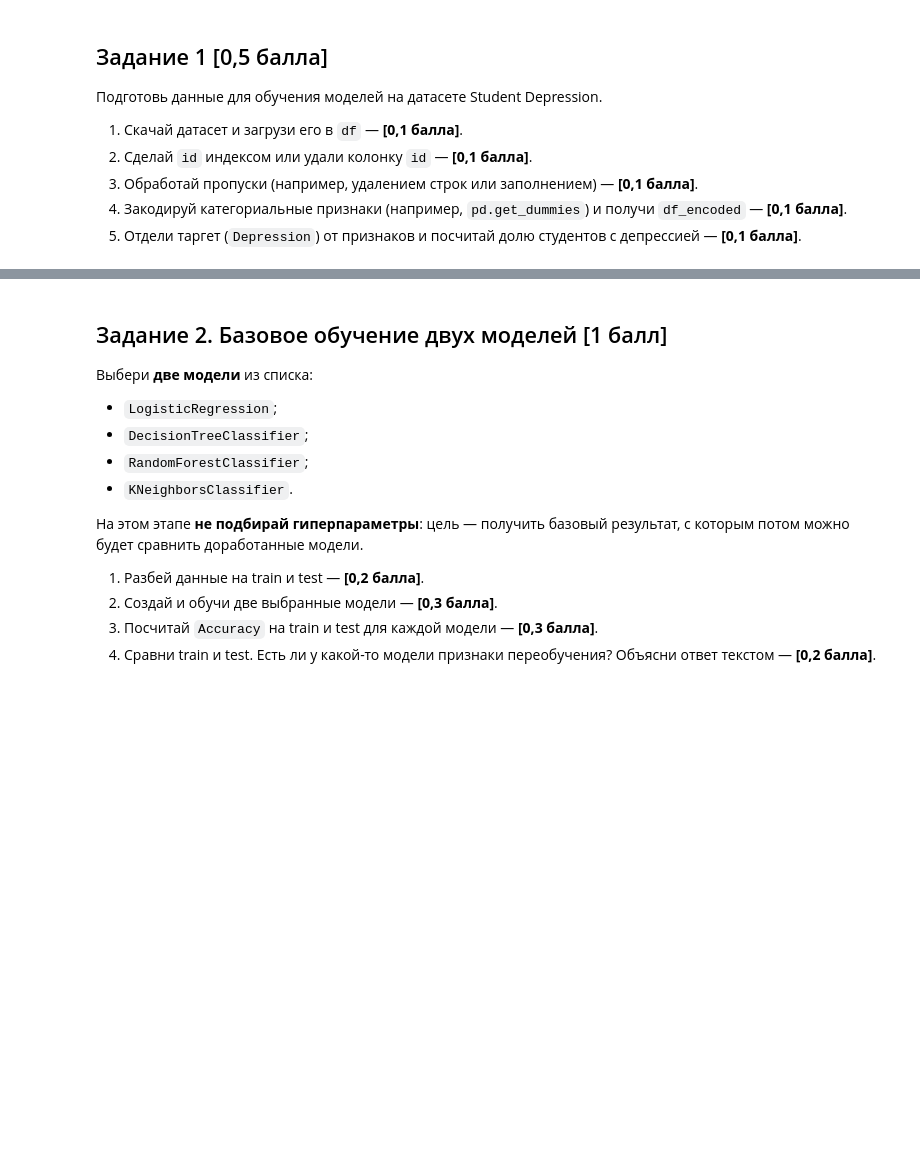
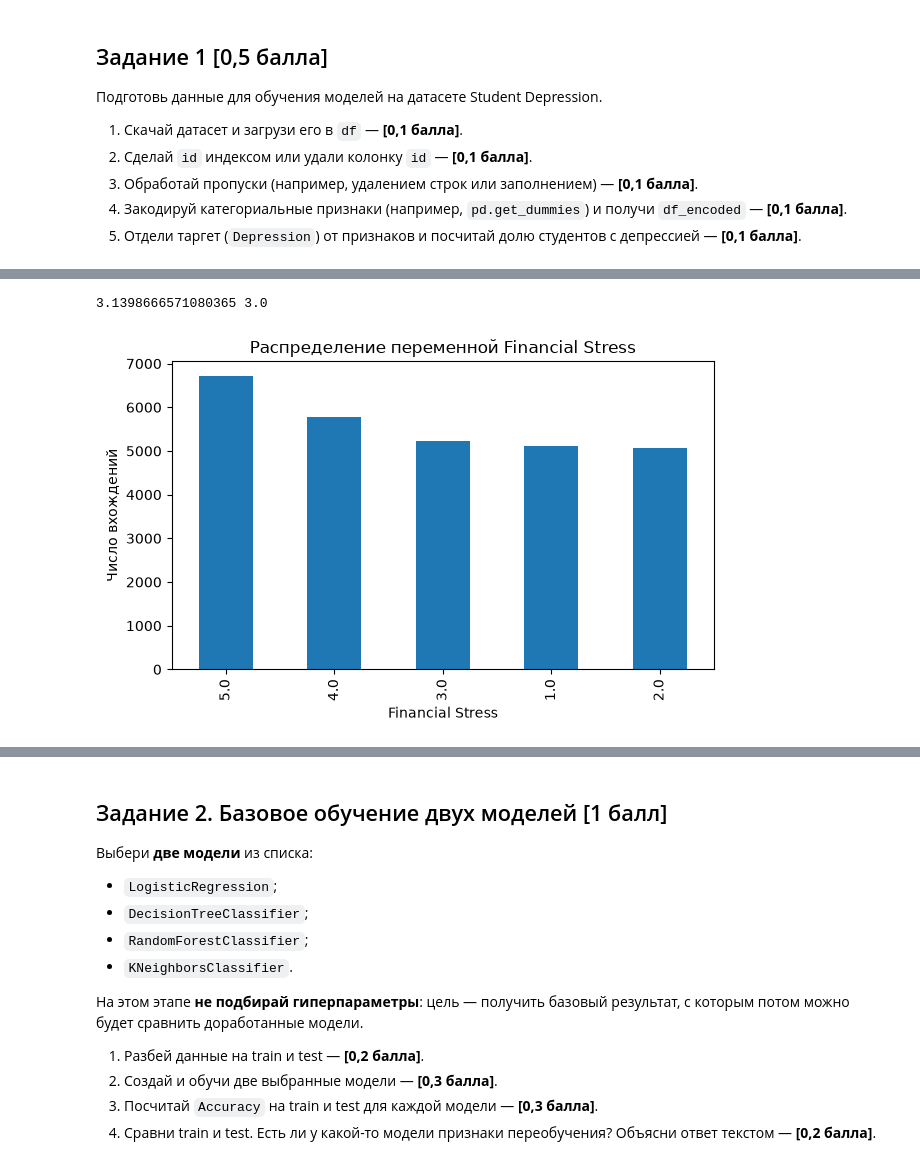
Before and after one commit to pxc1984/competitive-py, a Jupyter notebook: ai/Неделя_3_Введение_в_ИИ_Основной_уровень_ДЗ.ipynb, the cells around one changed output, grey strips where cells are left out. Drawn from its saved outputs; the diff is of its cells as text; code cells hidden in the pictures; blank space fills up the shorter version.

```diff
--- a/ai/Неделя_3_Введение_в_ИИ_Основной_уровень_ДЗ.ipynb
+++ b/ai/Неделя_3_Введение_в_ИИ_Основной_уровень_ДЗ.ipynb
@@ -118,0 +169,10 @@ TypeError: cannot unpack non-iterable ellipsis object
+# %%
+fig, axes = plt.subplots(1, 1, figsize=(7, 4))
+df["Financial Stress"].value_counts().plot.bar(ax=axes)
+axes.set_title("Распределение переменной Financial Stress")
+axes.set_ylabel("Число вхождений")
+
+print(df["Financial Stress"].mean(), df["Financial Stress"].median())
+# %% [output]
+3.1398666571080365 3.0
+[figure, added]
```
Also changed, not shown: parts of 7 cells of this notebook, 9 other files.
